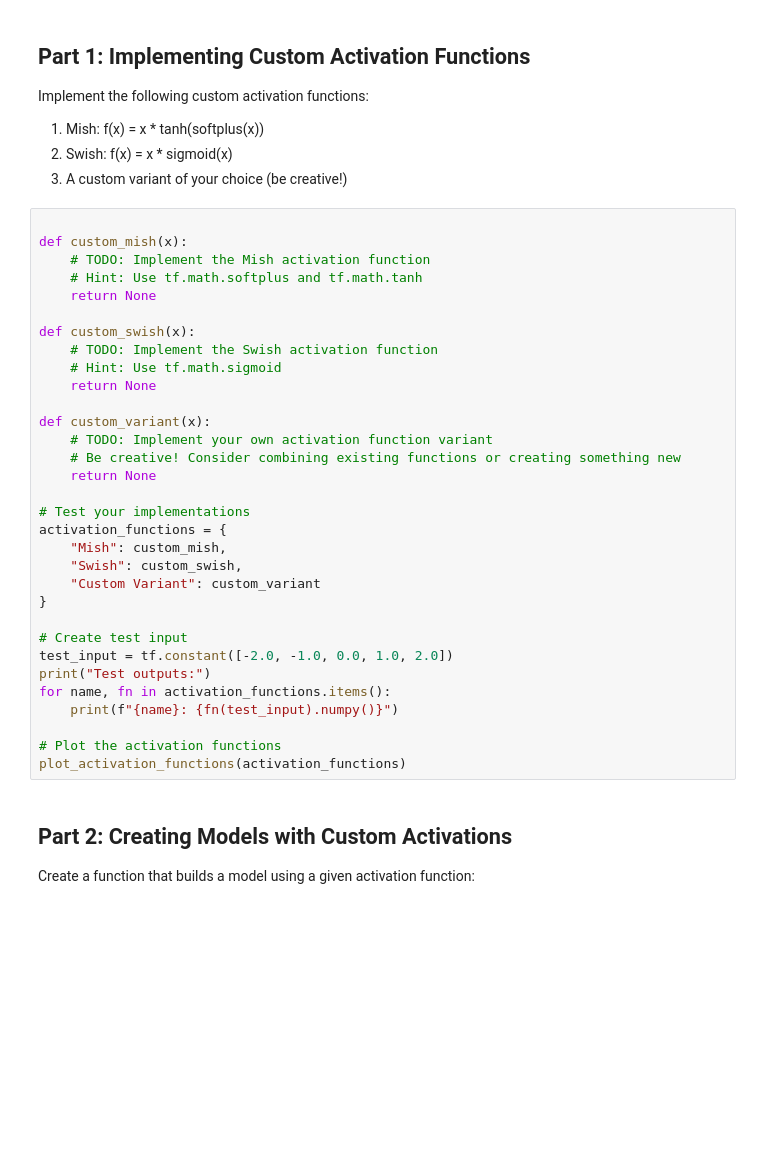
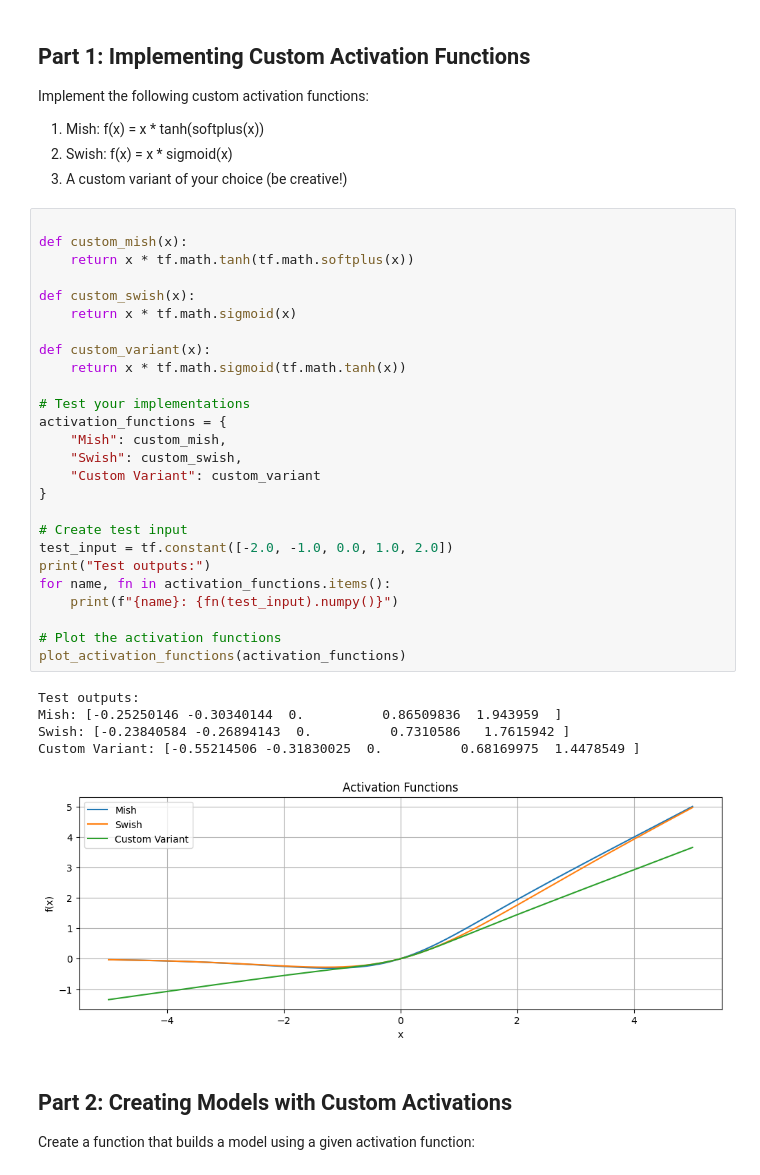
Before and after one commit to SU-IST707/week11-student-lecture-materials-cjkneiss, a Jupyter notebook: 11-week11/lab_exercises.ipynb, the cells around one changed output. Drawn from its saved outputs; the diff is of its cells as text; blank space fills up the shorter version.

```diff
--- a/11-week11/lab_exercises.ipynb
+++ b/11-week11/lab_exercises.ipynb
@@ -216,35 +385,35 @@ Implement the following custom activation functions:
 # %%
 
 def custom_mish(x):
-    # TODO: Implement the Mish activation function
-    # Hint: Use tf.math.softplus and tf.math.tanh
-    return None
+    return x * tf.math.tanh(tf.math.softplus(x))
 
 def custom_swish(x):
-    # TODO: Implement the Swish activation function
-    # Hint: Use tf.math.sigmoid
-    return None
+    return x * tf.math.sigmoid(x)
 
 def custom_variant(x):
-    # TODO: Implement your own activation function variant
-    # Be creative! Consider combining existing functions or creating something new
-    return None
+    return x * tf.math.sigmoid(tf.math.tanh(x))
 
 # Test your implementations
 activation_functions = {
     "Mish": custom_mish,
     "Swish": custom_swish,
     "Custom Variant": custom_variant
 }
 
 # Create test input
 test_input = tf.constant([-2.0, -1.0, 0.0, 1.0, 2.0])
 print("Test outputs:")
 for name, fn in activation_functions.items():
     print(f"{name}: {fn(test_input).numpy()}")
 
 # Plot the activation functions
 plot_activation_functions(activation_functions)
+# %% [output]
+Test outputs:
+Mish: [-0.25250146 -0.30340144  0.          0.86509836  1.943959  ]
+Swish: [-0.23840584 -0.26894143  0.          0.7310586   1.7615942 ]
+Custom Variant: [-0.55214506 -0.31830025  0.          0.68169975  1.4478549 ]
+[figure, added]
 # %% [markdown]
 
 ## Part 2: Creating Models with Custom Activations
```
Also changed, not shown: parts of 11 cells of this notebook.
